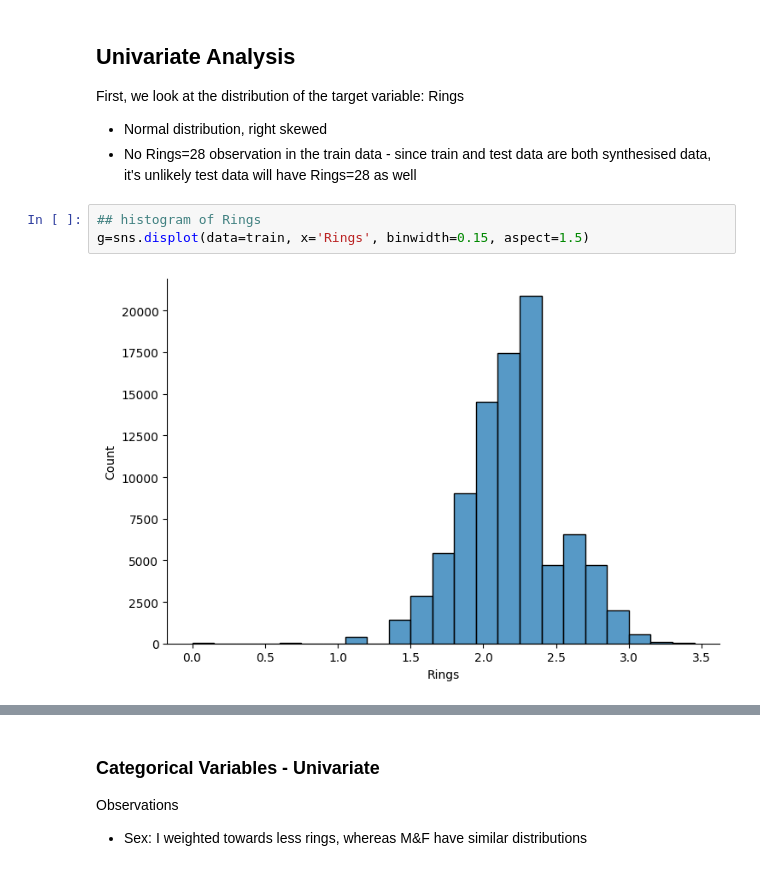
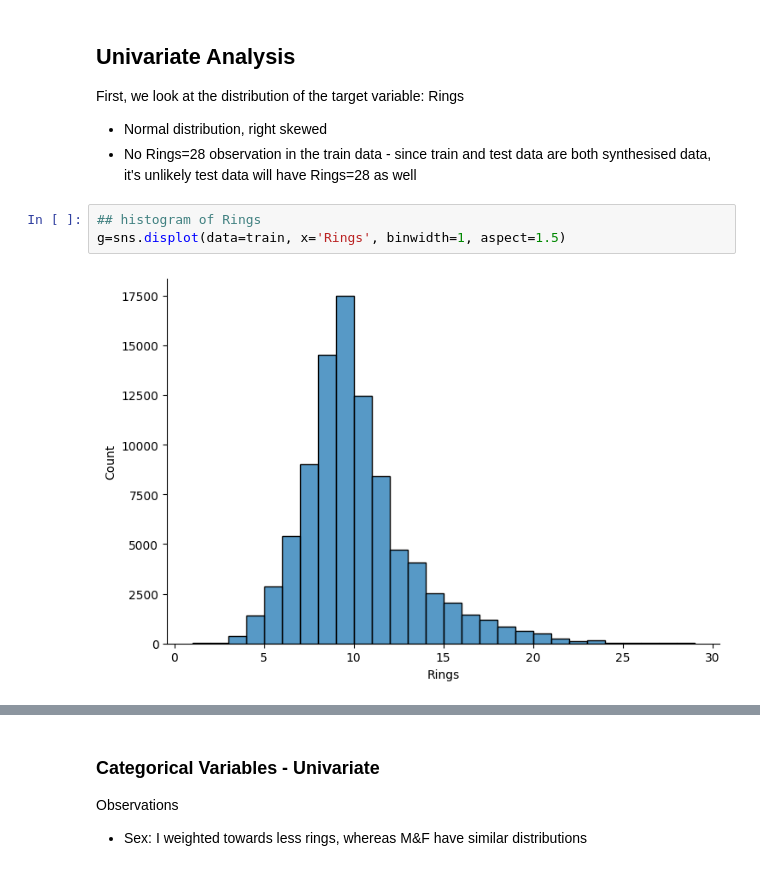
Before and after one commit to stephanie-yz/Kaggle_PG4.04_Abalone, a Jupyter notebook: 02_EDA.ipynb, the cells around one changed output, grey strips where cells are left out. Saved outputs shown, nothing was run; the diff lists cells and outputs as text.

Commit message:
Remove Rings log unskewing

```diff
--- a/02_EDA.ipynb
+++ b/02_EDA.ipynb
@@ -24,9 +24,9 @@ First, we look at the distribution of the target variable: Rings
 - No Rings=28 observation in the train data  - since train and test data are both synthesised data, it's unlikely test data will have Rings=28 as well
 # %%
 ## histogram of Rings
-g=sns.displot(data=train, x='Rings', binwidth=0.15, aspect=1.5)
+g=sns.displot(data=train, x='Rings', binwidth=1, aspect=1.5)
 # %% [output]
-[figure, old version]
+[figure, new version]
 # %%
 ## actual observation count for each ring value
 train.value_counts('Rings', sort=False)
```
Also changed, not shown: parts of 6 cells of this notebook, 3 other files.
